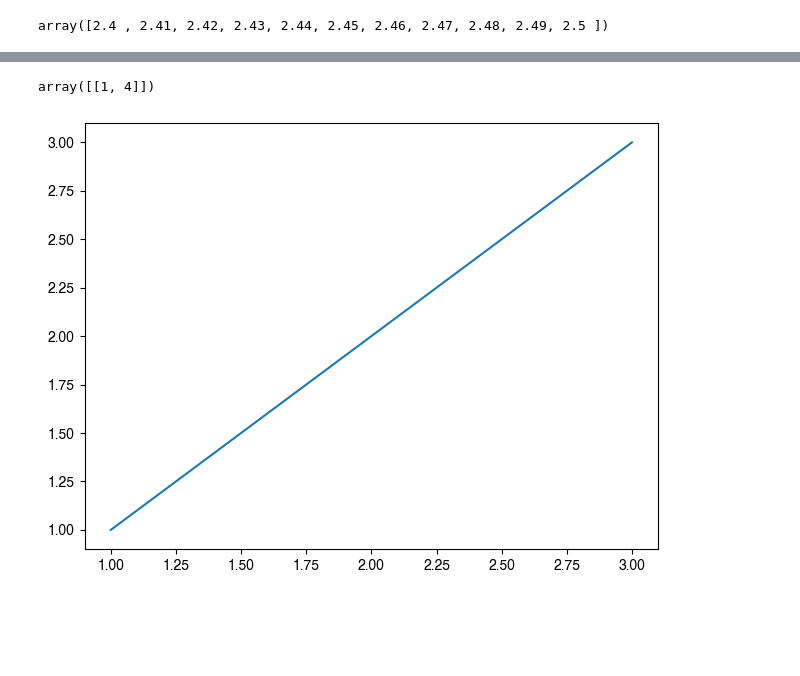
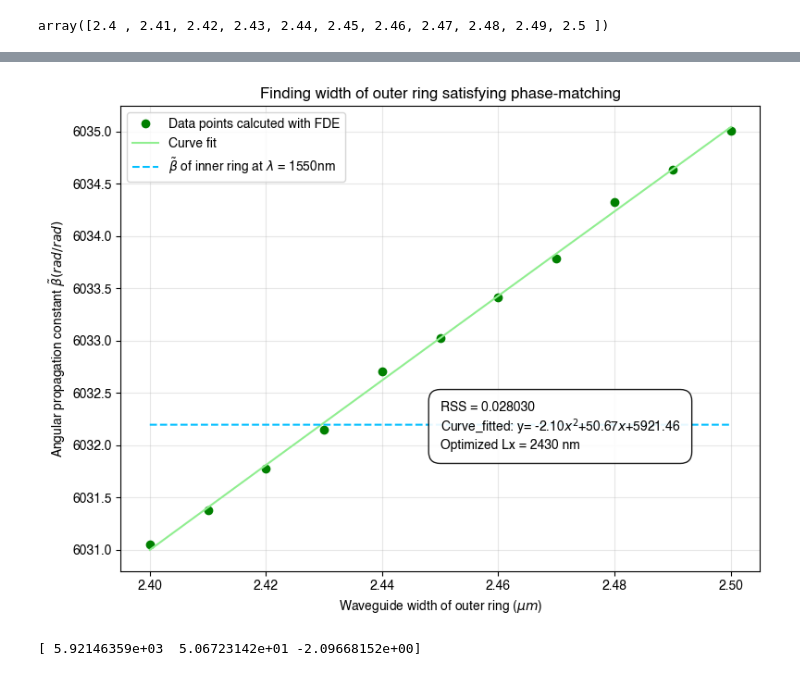
Before and after one commit to Harryxwh/SiNDispersionEngineering, a Jupyter notebook: Finding geometry with matched neff.ipynb, the cells around one changed output, grey strips where cells are left out. Cells and saved outputs as stored; diff of their text form; code cells hidden in the pictures; blank space fills up the shorter version.

```diff
--- a/Finding geometry with matched neff.ipynb
+++ b/Finding geometry with matched neff.ipynb
@@ -96,5 +128,4 @@ print("奇异值:", s)
 # %%
 def func(x,coefficients):
-    a=coefficients[1]
-    b=coefficients[0]
-    return a*x+b
+    a,b,c = coefficients
+    return c*x**2+b*x+a
@@ -134,0 +152,5 @@ np.float64(6032.750418013064)
+# %%
+# Beta_Inner_ring = 5982.502609467176
+Beta_Inner_ring = 6032.1966
+Best_Lx,idx = find_best_value(r_fit, n_fit,Beta_Inner_ring)
+n_fit[idx]
@@ -167,13 +163,23 @@ Plot_curve(wavl*1e6,
-# %%
-np.array([[1,2]])*np.array([[1,2]])
-# %% [output]
-array([[1, 4]])
-# %%
-plt.plot([1,2,3],[1,2,3])
-Y_label = "beta_ang(rad\\rad)"
-savename = "results/"+str(Y_label)+".png"
-plt.savefig(savename,dpi=100)
-plt.tight_layout()
-plt.show()
-# %% [output]
-[figure, removed]
+# %%
+# 使用最小二乘法拟合的曲线
+r_fit = np.linspace(Lx[0], Lx[-1], 100000)
+n_fit = func(r_fit,coefficients)
+
+text = text_on_plot(residuals,coefficients,Best_Lx)
+
+Plot_curve((Lx,r_fit,r_fit),
+           (n_eff, n_fit,np.ones(np.shape(r_fit))*Beta_Inner_ring),
+           Y_legends = ["Data points calcuted with FDE",
+                        "Curve fit",r"$\tilde{\beta}$ of inner ring at $\lambda$ = 1550nm"],
+           X_label = r"Waveguide width of outer ring ($\mu m$)",
+           Y_label = r"Angular propagation constant $\tilde{\beta}(rad/rad)$",
+           title = "Finding width of outer ring satisfying phase-matching",
+           #title = "寻找合适的波导宽度",
+           marker_list = ["o","",""],
+           linestyle_list = ["","-","--"],
+           text=text,
+           bbox_to_anchor=())
+print(coefficients)
+# %% [output]
+[figure, added]
+[ 5.92146359e+03  5.06723142e+01 -2.09668152e+00]
```
Also changed, not shown: parts of 16 cells of this notebook.
